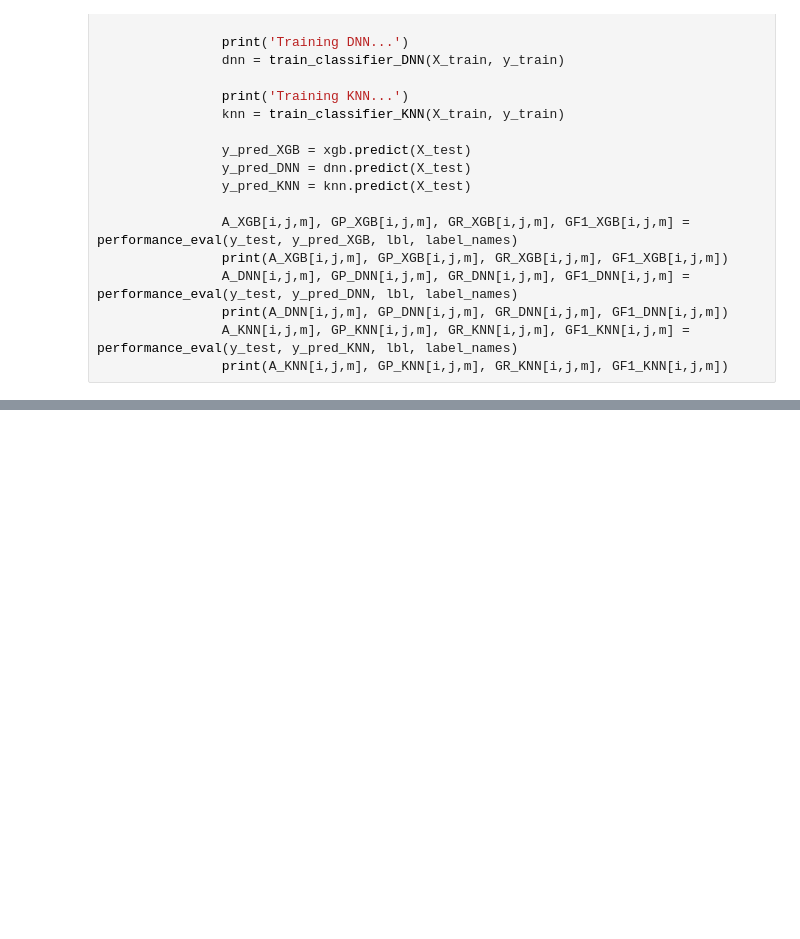
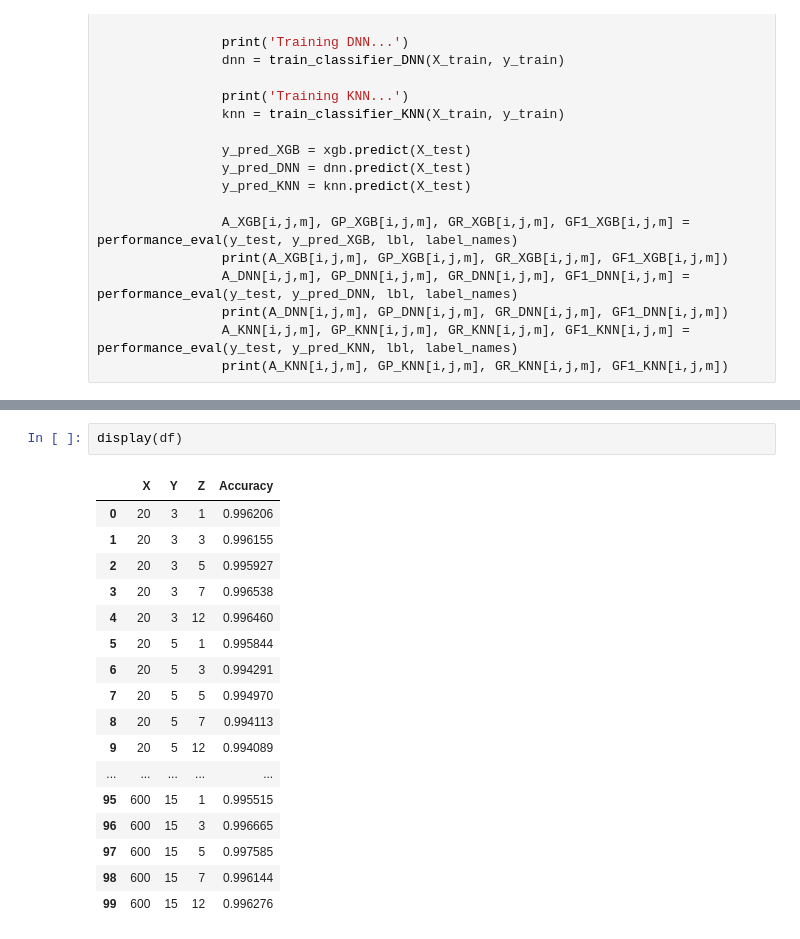
Before and after one commit to marsluca/Network-failure-cause-identification, a Jupyter notebook: 1_3/1.3 - Heatmap - Impact of noise.ipynb, the cells around one changed output, grey strips where cells are left out. Cells and saved outputs as stored; diff of their text form; blank space fills up the shorter version.

```diff
--- a/1_3/1.3 - Heatmap - Impact of noise.ipynb
+++ b/1_3/1.3 - Heatmap - Impact of noise.ipynb
@@ -232,0 +255,20 @@ fig.savefig(fig_folder+'/'+title.replace(" ", "_")+'.png')
+# %%
+display(df)
+# %% [output]
+|  | X | Y | Z | Accuracy |
+| 0 | 20 | 3 | 1 | 0.996206 |
+| 1 | 20 | 3 | 3 | 0.996155 |
+| 2 | 20 | 3 | 5 | 0.995927 |
+| 3 | 20 | 3 | 7 | 0.996538 |
+| 4 | 20 | 3 | 12 | 0.996460 |
+| 5 | 20 | 5 | 1 | 0.995844 |
+| 6 | 20 | 5 | 3 | 0.994291 |
+| 7 | 20 | 5 | 5 | 0.994970 |
+| 8 | 20 | 5 | 7 | 0.994113 |
+| 9 | 20 | 5 | 12 | 0.994089 |
+| ... | ... | ... | ... | ... |
+| 95 | 600 | 15 | 1 | 0.995515 |
+| 96 | 600 | 15 | 3 | 0.996665 |
+| 97 | 600 | 15 | 5 | 0.997585 |
+| 98 | 600 | 15 | 7 | 0.996144 |
+| 99 | 600 | 15 | 12 | 0.996276 |
```
Also changed, not shown: parts of 3 cells of this notebook, 1 other file.
